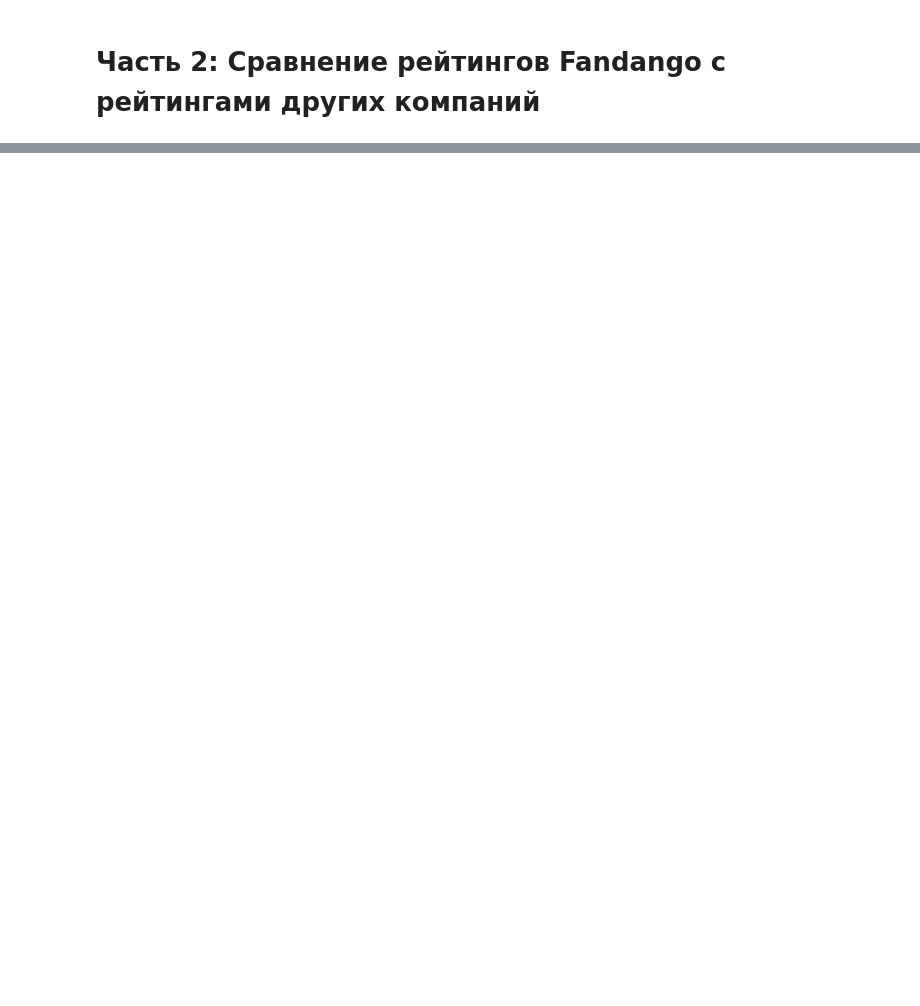
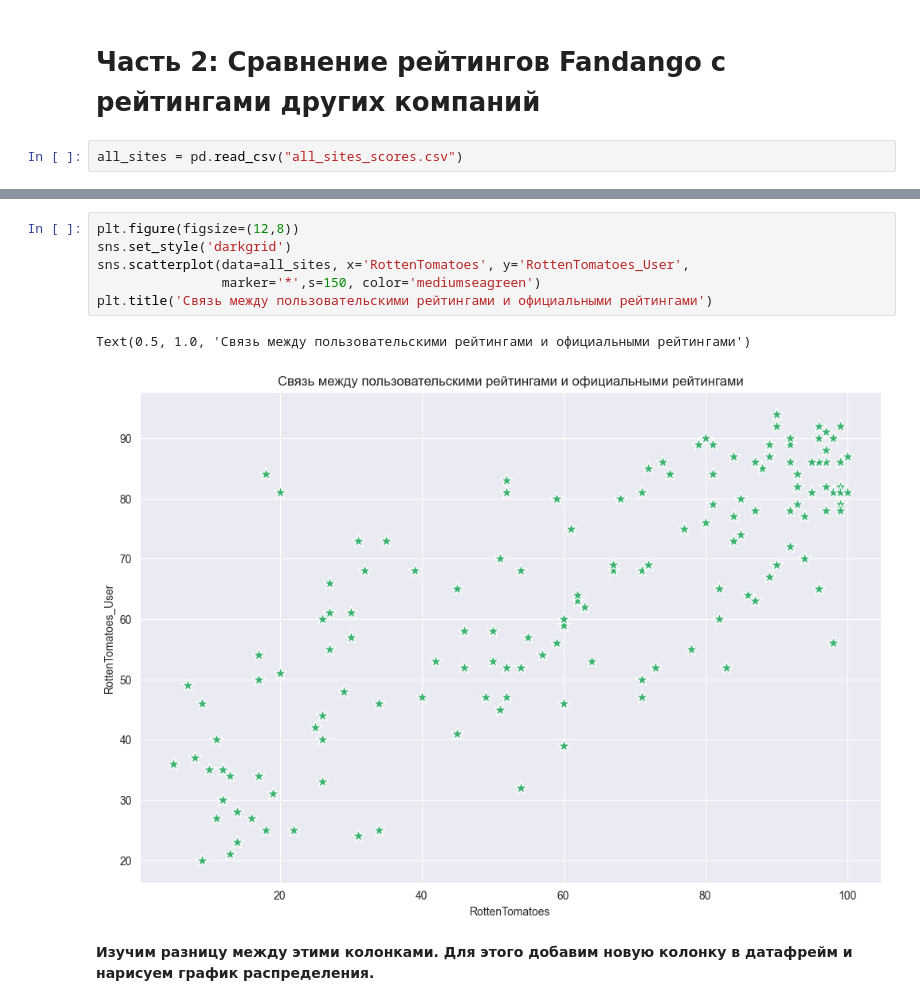
Before and after one commit to Safuanov888/Research-on-Fandango, a Jupyter notebook: Exposing Fandango.ipynb, the cells around one changed output, grey strips where cells are left out. Drawn from its saved outputs; the diff is of its cells as text; blank space fills up the shorter version.

```diff
--- a/Exposing Fandango.ipynb
+++ b/Exposing Fandango.ipynb
@@ -187,2 +188,4 @@ fandango[fandango['STARS_DIFF'] == 1]
 # %% [markdown]
 # Часть 2: Сравнение рейтингов Fandango с рейтингами других компаний
+# %%
+all_sites = pd.read_csv("all_sites_scores.csv")
@@ -188,0 +249,11 @@ fandango[fandango['STARS_DIFF'] == 1]
+# %%
+plt.figure(figsize=(12,8))
+sns.set_style('darkgrid')
+sns.scatterplot(data=all_sites, x='RottenTomatoes', y='RottenTomatoes_User',
+                marker='*',s=150, color='mediumseagreen')
+plt.title('Связь между пользовательскими рейтингами и официальными рейтингами')
+# %% [output]
+Text(0.5, 1.0, 'Связь между пользовательскими рейтингами и официальными рейтингами')
+[figure, added]
+# %% [markdown]
+**Изучим разницу между этими колонками. Для этого добавим новую колонку в датафрейм и нарисуем график распределения.**
```
Also changed, not shown: parts of 48 cells of this notebook, 2 other files.
